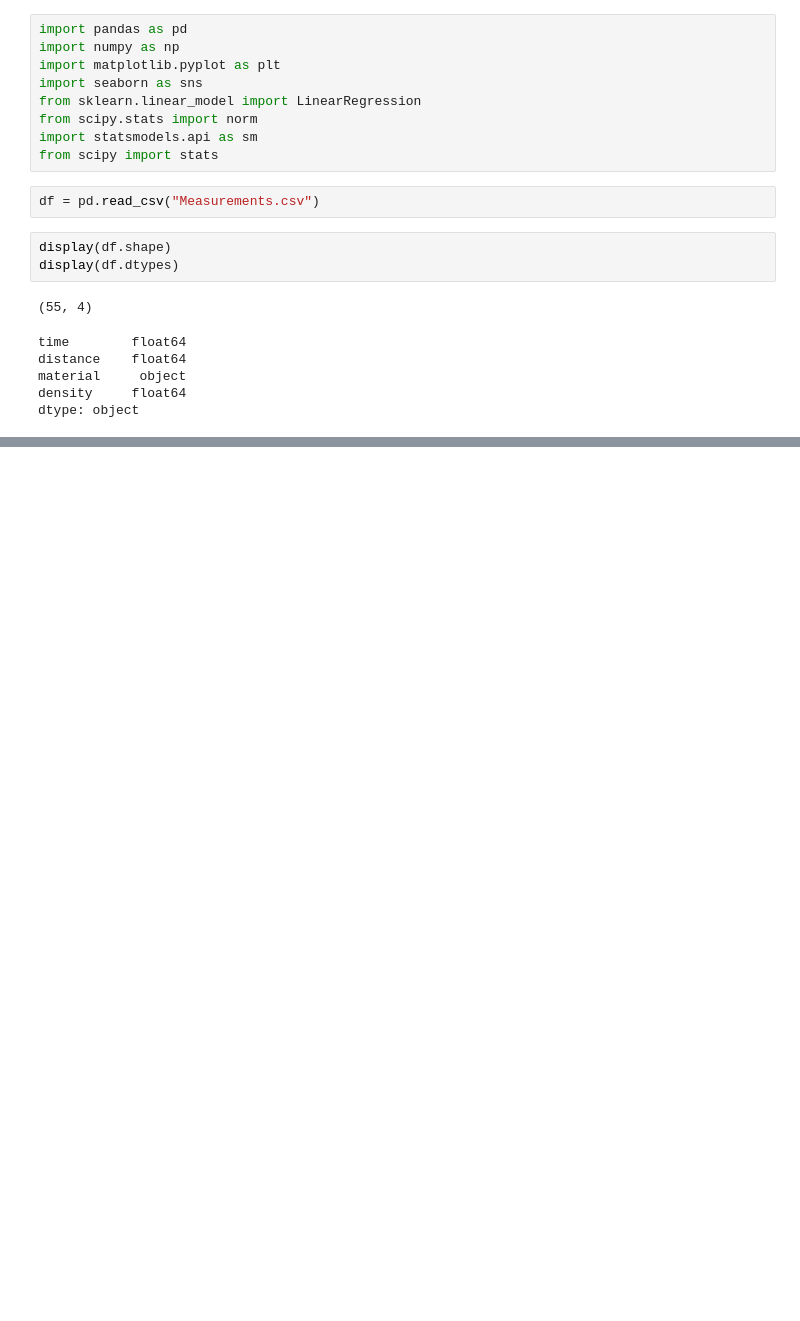
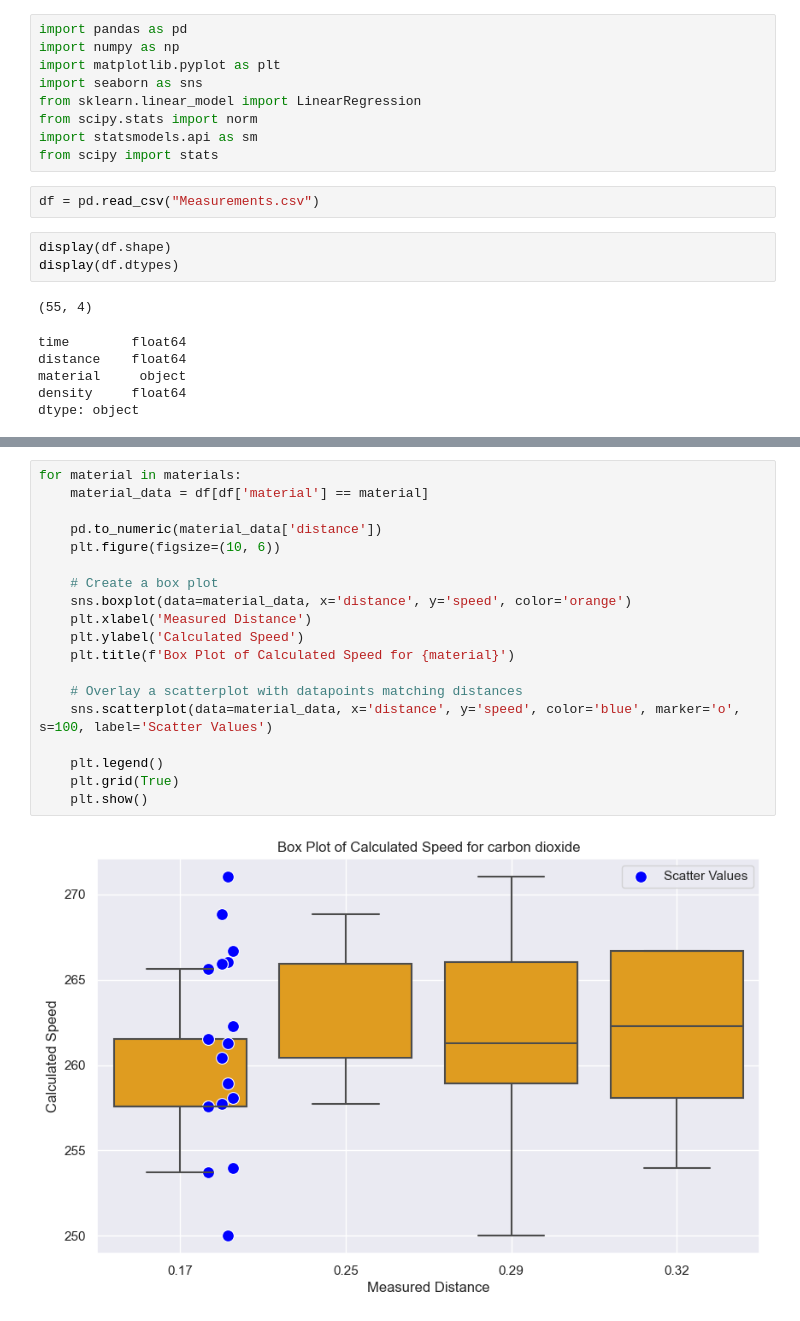
Before and after one commit to HorusXIV/IDAF_Datenanalyse, a Jupyter notebook: Datenanalyse.ipynb, the cells around one changed output, grey strips where cells are left out. Cells and saved outputs as stored; diff of their text form; blank space fills up the shorter version.

```diff
--- a/Datenanalyse.ipynb
+++ b/Datenanalyse.ipynb
@@ -193,0 +88,21 @@ for material in materials:
+# %%
+for material in materials:
+    material_data = df[df['material'] == material]
+
+    pd.to_numeric(material_data['distance'])
+    plt.figure(figsize=(10, 6))
+
+    # Create a box plot
+    sns.boxplot(data=material_data, x='distance', y='speed', color='orange')
+    plt.xlabel('Measured Distance')
+    plt.ylabel('Calculated Speed')
+    plt.title(f'Box Plot of Calculated Speed for {material}')
+
+    # Overlay a scatterplot with datapoints matching distances
+    sns.scatterplot(data=material_data, x='distance', y='speed', color='blue', marker='o', s=100, label='Scatter Values')
+
+    plt.legend()
+    plt.grid(True)
+    plt.show()
+# %% [output]
+[figure, added]
```
Also changed, not shown: parts of 8 cells of this notebook, 1 other file.
